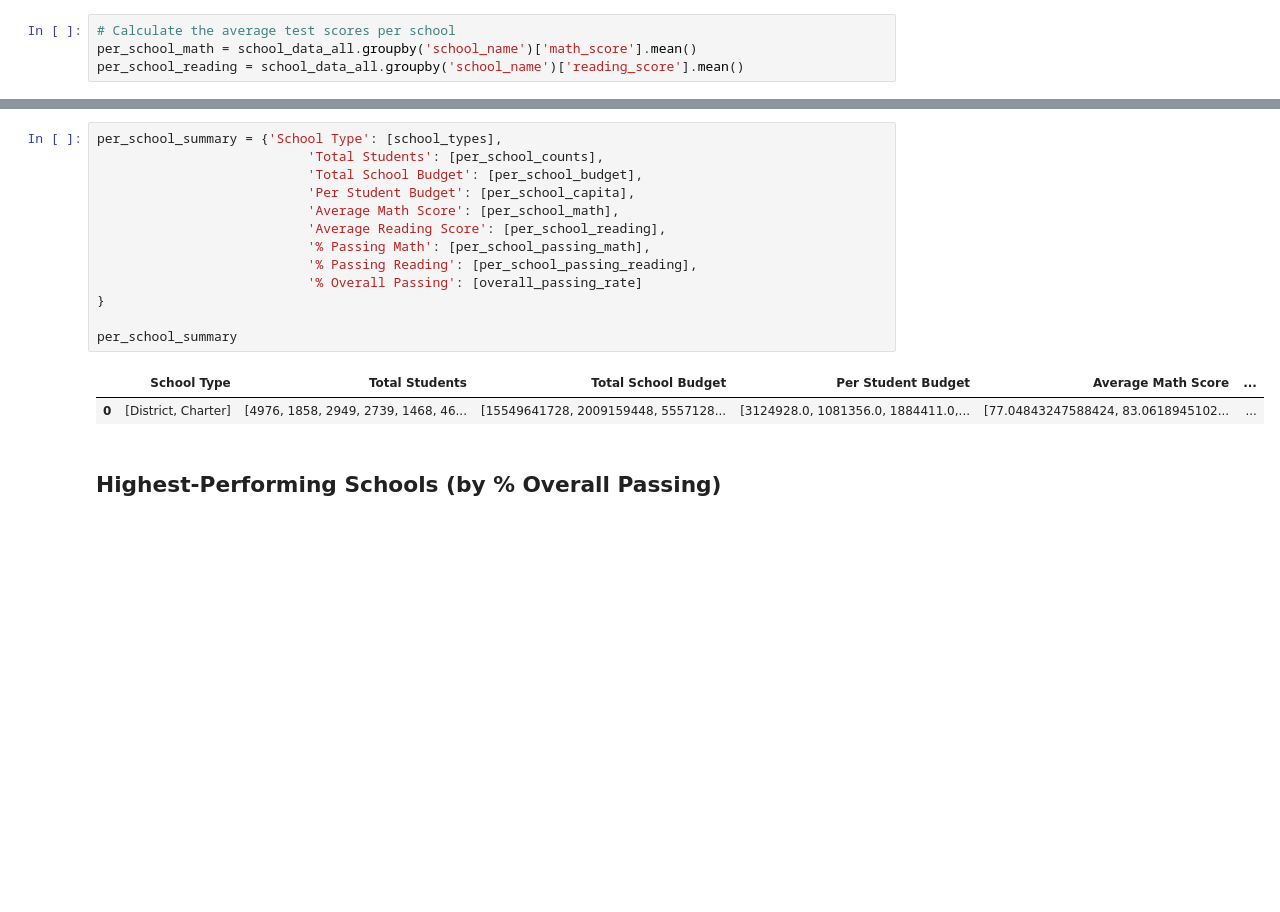
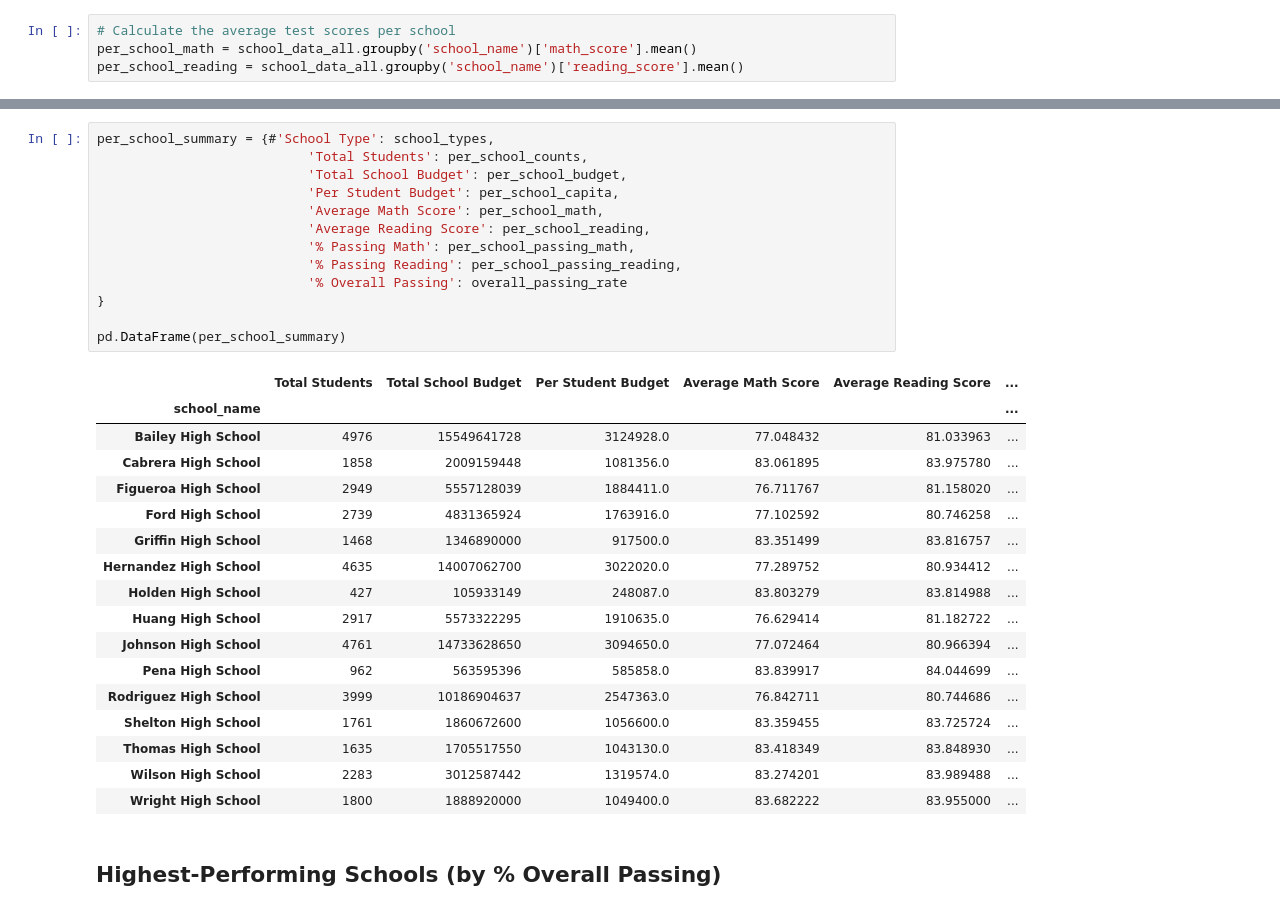
Before and after one commit to alisonands2000/a4-pandas-challenge, a Jupyter notebook: PyCitySchools/main.ipynb, the cells around one changed output, grey strips where cells are left out. Drawn from its saved outputs; the diff is of its cells as text; blank space fills up the shorter version.

```diff
--- a/PyCitySchools/main.ipynb
+++ b/PyCitySchools/main.ipynb
@@ -206,19 +256,34 @@ overall_passing_rate = school_students_passing_math_and_reading / per_school_cou
 # %%
-per_school_summary = {'School Type': [school_types],
-                           'Total Students': [per_school_counts],
-                           'Total School Budget': [per_school_budget],
-                           'Per Student Budget': [per_school_capita],
-                           'Average Math Score': [per_school_math],
-                           'Average Reading Score': [per_school_reading],
-                           '% Passing Math': [per_school_passing_math],
-                           '% Passing Reading': [per_school_passing_reading],
-                           '% Overall Passing': [overall_passing_rate]
+per_school_summary = {#'School Type': school_types,
+                           'Total Students': per_school_counts,
+                           'Total School Budget': per_school_budget,
+                           'Per Student Budget': per_school_capita,
+                           'Average Math Score': per_school_math,
+                           'Average Reading Score': per_school_reading,
+                           '% Passing Math': per_school_passing_math,
+                           '% Passing Reading': per_school_passing_reading,
+                           '% Overall Passing': overall_passing_rate
 }
 
-per_school_summary
+pd.DataFrame(per_school_summary)
 # %% [output]
-|  | School Type | Total Students | Total School Budget | Per Student Budget | Average Math Score | ... |
-| 0 | [District, Charter] | [4976, 1858, 2949, 2739, 1468, 46... | [15549641728, 2009159448, 5557128... | [3124928.0, 1081356.0, 1884411.0,... | [77.04843247588424, 83.0618945102... | ... |
+|  | Total Students | Total School Budget | Per Student Budget | Average Math Score | Average Reading Score | ... |
+| school_name |  |  |  |  |  | ... |
+| Bailey High School | 4976 | 15549641728 | 3124928.0 | 77.048432 | 81.033963 | ... |
+| Cabrera High School | 1858 | 2009159448 | 1081356.0 | 83.061895 | 83.975780 | ... |
+| Figueroa High School | 2949 | 5557128039 | 1884411.0 | 76.711767 | 81.158020 | ... |
+| Ford High School | 2739 | 4831365924 | 1763916.0 | 77.102592 | 80.746258 | ... |
+| Griffin High School | 1468 | 1346890000 | 917500.0 | 83.351499 | 83.816757 | ... |
+| Hernandez High School | 4635 | 14007062700 | 3022020.0 | 77.289752 | 80.934412 | ... |
+| Holden High School | 427 | 105933149 | 248087.0 | 83.803279 | 83.814988 | ... |
+| Huang High School | 2917 | 5573322295 | 1910635.0 | 76.629414 | 81.182722 | ... |
+| Johnson High School | 4761 | 14733628650 | 3094650.0 | 77.072464 | 80.966394 | ... |
+| Pena High School | 962 | 563595396 | 585858.0 | 83.839917 | 84.044699 | ... |
+| Rodriguez High School | 3999 | 10186904637 | 2547363.0 | 76.842711 | 80.744686 | ... |
+| Shelton High School | 1761 | 1860672600 | 1056600.0 | 83.359455 | 83.725724 | ... |
+| Thomas High School | 1635 | 1705517550 | 1043130.0 | 83.418349 | 83.848930 | ... |
+| Wilson High School | 2283 | 3012587442 | 1319574.0 | 83.274201 | 83.989488 | ... |
+| Wright High School | 1800 | 1888920000 | 1049400.0 | 83.682222 | 83.955000 | ... |
 # %% [markdown]
 ## Highest-Performing Schools (by % Overall Passing)
 # %%
```
Also changed, not shown: parts of 15 cells of this notebook.
